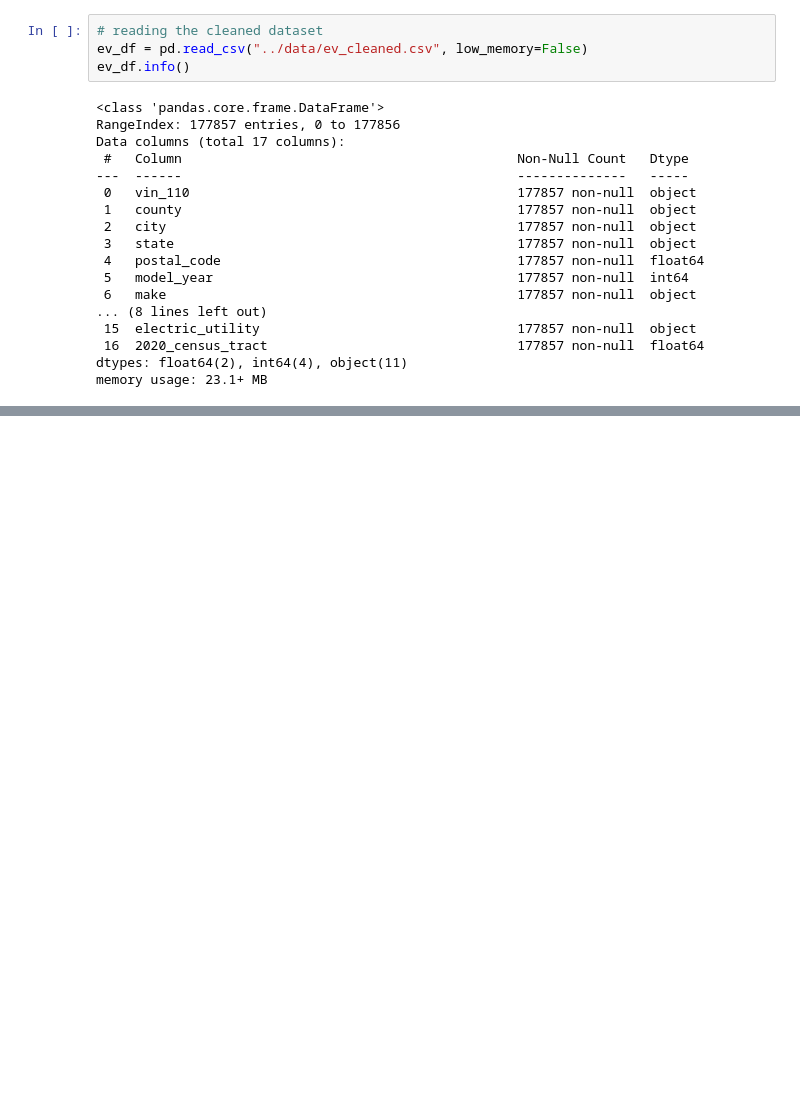
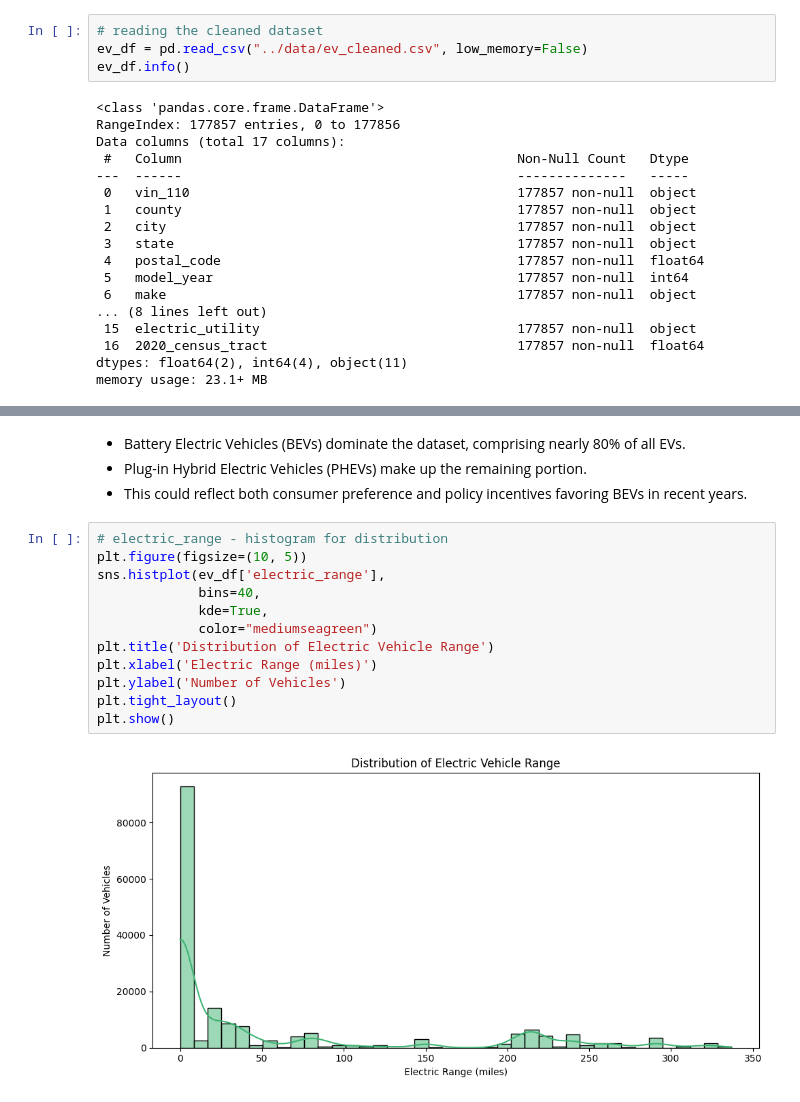
Before and after one commit to sowmyamaddali/ev-market-size-case-study, a Jupyter notebook: notebooks/data_exploration.ipynb, the cells around one changed output, grey strips where cells are left out. Saved outputs shown, nothing was run; the diff lists cells and outputs as text; blank space fills up the shorter version.

```diff
--- a/notebooks/data_exploration.ipynb
+++ b/notebooks/data_exploration.ipynb
@@ -27,0 +118,18 @@ memory usage: 23.1+ MB
+# %% [markdown]
+- Battery Electric Vehicles (BEVs) dominate the dataset, comprising nearly 80% of all EVs.
+- Plug-in Hybrid Electric Vehicles (PHEVs) make up the remaining portion.
+- This could reflect both consumer preference and policy incentives favoring BEVs in recent years.
+# %%
+# electric_range - histogram for distribution
+plt.figure(figsize=(10, 5))
+sns.histplot(ev_df['electric_range'],
+             bins=40,
+             kde=True,
+             color="mediumseagreen")
+plt.title('Distribution of Electric Vehicle Range')
+plt.xlabel('Electric Range (miles)')
+plt.ylabel('Number of Vehicles')
+plt.tight_layout()
+plt.show()
+# %% [output]
+[figure, added]
```
Also changed, not shown: parts of 15 cells of this notebook.
